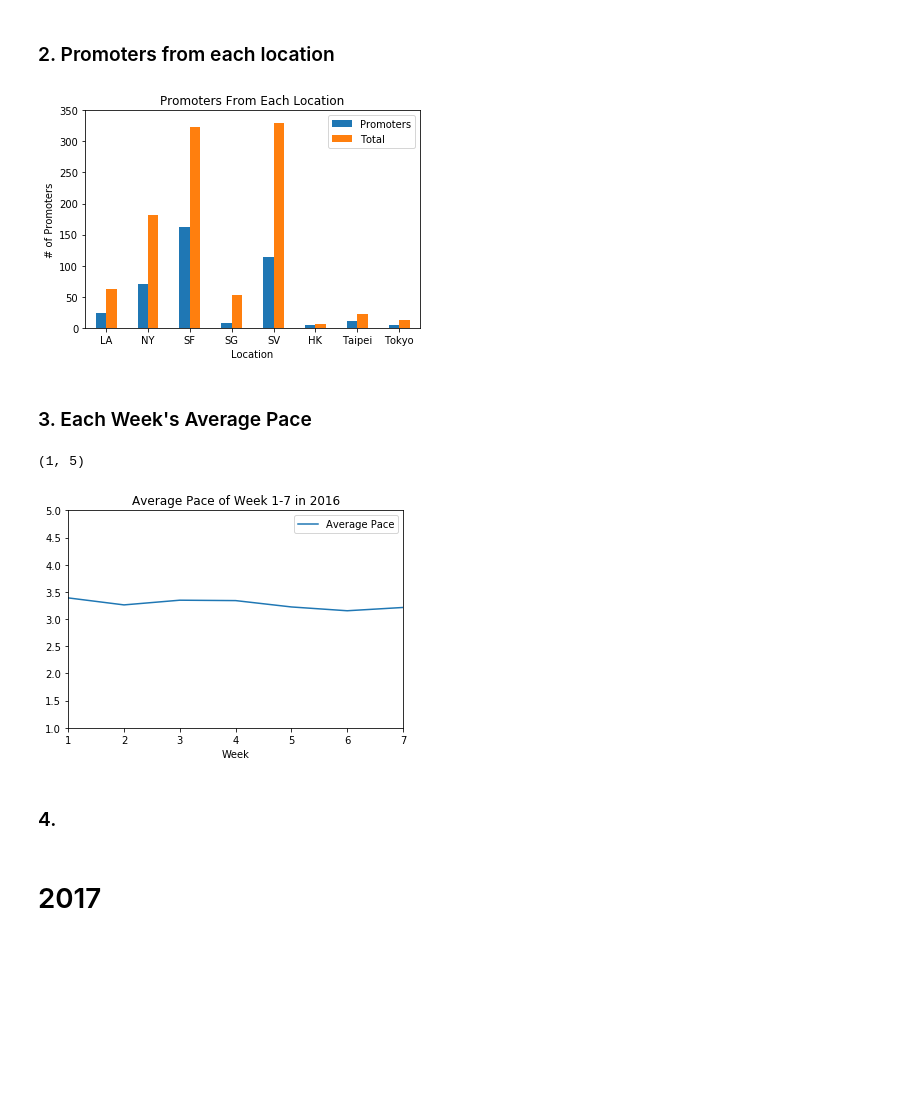
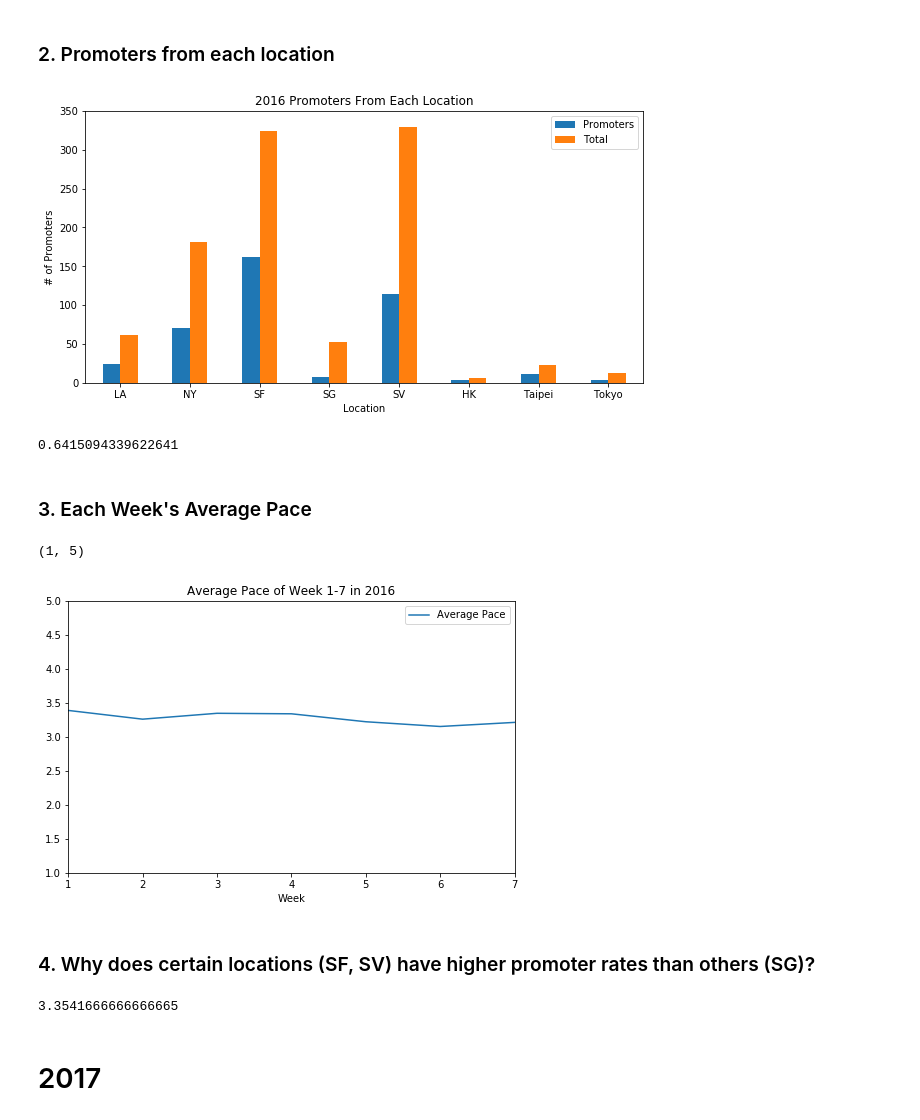
Before and after one commit to melodyfs/DS-1-Data-Analysis, a Jupyter notebook: SA_Survey.ipynb, the cells around one changed output. Cells and saved outputs as stored; diff of their text form; code cells hidden in the pictures; blank space fills up the shorter version.

```diff
--- a/SA_Survey.ipynb
+++ b/SA_Survey.ipynb
@@ -235,44 +235,52 @@ la = filter_data_df(complete_2016_df, 'Location', ' LA')
 ny = filter_data_df(complete_2016_df, 'Location', ' NY')
 sf = filter_data_df(complete_2016_df, 'Location', ' SF')
 sg = filter_data_df(complete_2016_df, 'Location', ' SG')
 sv = filter_data_df(complete_2016_df, 'Location', ' SV')
 hk = filter_data_df(complete_2016_df, 'Location', ' HK')
 tp = filter_data_df(complete_2016_df, 'Location', ' Taipei')
 tk = filter_data_df(complete_2016_df, 'Location', ' Tokyo')
 
 la_pr = len(filter_data_df(la, 'Rating', 'Promoter'))
 ny_pr = len(filter_data_df(ny, 'Rating', 'Promoter'))
 sf_pr = len(filter_data_df(sf, 'Rating', 'Promoter'))
 sg_pr = len(filter_data_df(sg, 'Rating', 'Promoter'))
 sv_pr = len(filter_data_df(sv, 'Rating', 'Promoter'))
 hk_pr = len(filter_data_df(hk, 'Rating', 'Promoter'))
 tp_pr = len(filter_data_df(tp, 'Rating', 'Promoter'))
 tk_pr = len(filter_data_df(tk, 'Rating', 'Promoter'))
 
 location_prs = {'Location': ['LA', 'NY', 'SF', 'SG', 'SV', 'HK', 'Taipei', 'Tokyo'],
                 'Promoters': [la_pr, ny_pr,sf_pr, sg_pr, sv_pr, hk_pr, tp_pr, tk_pr],
                 'Total':[len(la), len(ny), len(sf), len(sg), len(sv), len(hk), len(tp), len(tk)]}
 loc_prs_df = pd.DataFrame(location_prs)
-ax2 = loc_prs_df.plot(kind='bar', title ="Promoters From Each Location", rot=0)
+ax2 = loc_prs_df.plot(kind='bar', title ="2016 Promoters From Each Location", rot=0, figsize=(10, 5))
 ax2.set_xticks(loc_prs_df.index)
 ax2.set_xticklabels(loc_prs_df.Location)
 plt.xlabel('Location')
 plt.ylabel("# of Promoters")
 plt.ylim(0,350)
 plt.show()
 
 # Why does SG have fewer percentage of promoters? Due to pace?
 # %% [output]
-[figure, old version]
+[figure, new version]
+# %%
+sf_16 = sf_pr/len(sf)
+sg_16 = sg_pr/len(sg)
+ny_16 = ny_pr/len(ny)
+la_16 = la_pr/len(la)
+
+sf_7 = sf_17_pr/len(sf_17)
+at_7 = at_pr/len(at)
+bj_7 = bj_pr/len(bj)
+la_7 = la_17_pr/len(la_17)
+
+la_7
+# %% [output]
+0.6415094339622641
 # %% [markdown]
 ### 3. Each Week's Average Pace
 # %%
-week_ = complete_2016_df['Week']
-pace_ = complete_2016_df[complete_2016_df['Schedule Pacing'] != '#REF!']
-pace_c = pace_['Schedule Pacing'].mean()
-week_df = pd.DataFrame(week_)
-pace_df = pd.DataFrame(pace_)
-
 def get_avg_pace():
     avg_paces = []
     for i in range(1,8):
@@ -282,17 +290,27 @@ def get_avg_pace():
         avg_paces = np.append(avg_paces, avg)
     return avg_paces
 
-avg = get_avg_pace()
-avg_data_2016 = {'Week': [i for i in range(1,8)], 'Average Pace': avg}
+avg_data_2016 = {'Week': [i for i in range(1,8)], 'Average Pace': get_avg_pace()}
 nps_df_2016 = pd.DataFrame(avg_data_2016)
-nps_df_2016.plot(x="Week", y="Average Pace", title="Average Pace of Week 1-7 in 2016")
+nps_df_2016.plot(x="Week", y="Average Pace", title="Average Pace of Week 1-7 in 2016", figsize=(8, 5)) #W8 has no pacing
 plt.xlim(1,7)
 plt.ylim(1,5)
 # %% [output]
 (1, 5)
-[figure, old version]
+[figure, new version]
-# %% [markdown]
-### 4.
+# %% [markdown]
+### 4.  Why does certain locations (SF, SV) have higher promoter rates than others (SG)?
+# %%
+sf_= filter_data_df(complete_2016_df, 'Location', ' SF')
+sf_p = sf_['Schedule Pacing'].dropna(axis=0, how='all').mean()
+
+sf_p
+
+sg_ = filter_data_df(complete_2016_df, 'Location', ' SG')
+sg_p = sg_['Schedule Pacing'].dropna(axis=0, how='all').mean()
+sg_p
+# %% [output]
+3.3541666666666665
 # %% [markdown]
 <h1>2017</h1>
 # %%
```
Also changed, not shown: parts of 13 cells of this notebook, 1 other file.
